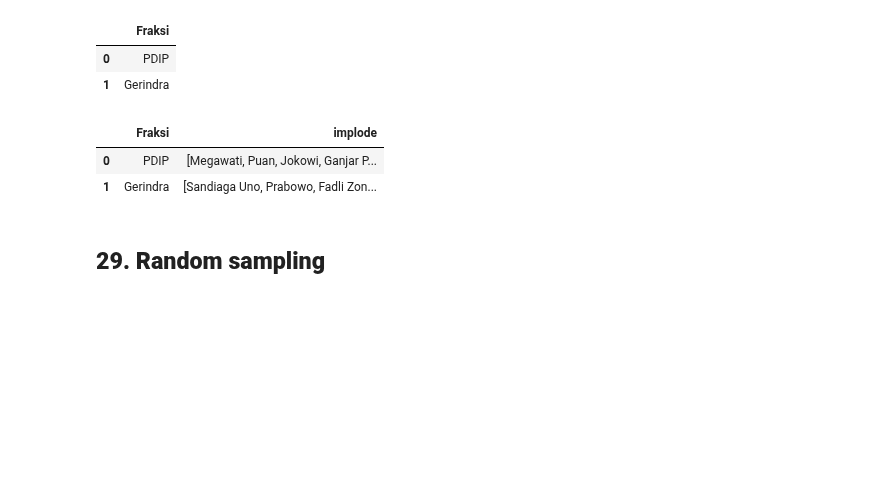
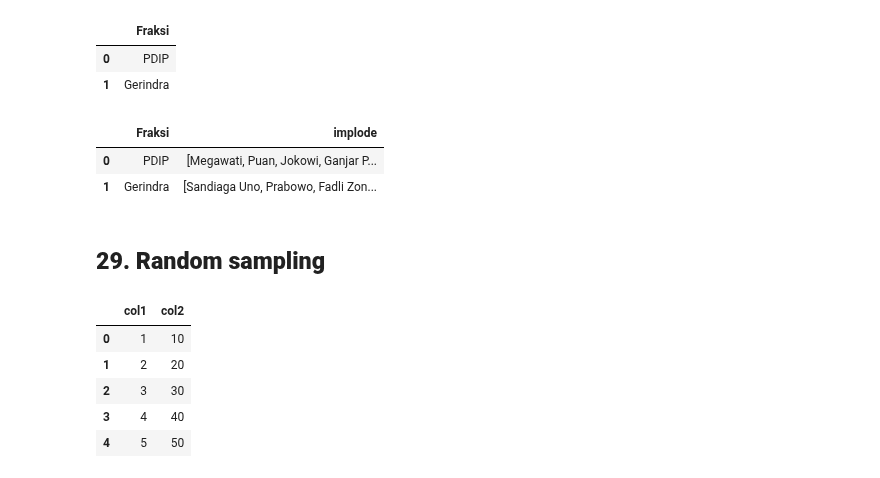
Before and after one commit to Edy-Mochamad/Learn-jupyter-notebook, a Jupyter notebook: pandas.ipynb, the cells around one changed output. Drawn from its saved outputs; the diff is of its cells as text; code cells hidden in the pictures; blank space fills up the shorter version.

```diff
--- a/pandas.ipynb
+++ b/pandas.ipynb
@@ -1412,3 +1413,18 @@ df2
 | 1 | Gerindra | [Sandiaga Uno, Prabowo, Fadli Zon... |
 # %% [markdown]
 ## **29. Random sampling**
+# %%
+d = {
+    'col1' : [1, 2, 3, 4, 5],
+    'col2' : [10, 20, 30, 40, 50]
+}
+
+df = pd.DataFrame(d)
+df
+# %% [output]
+|  | col1 | col2 |
+| 0 | 1 | 10 |
+| 1 | 2 | 20 |
+| 2 | 3 | 30 |
+| 3 | 4 | 40 |
+| 4 | 5 | 50 |
```
Also changed, not shown: parts of 5 cells of this notebook.
